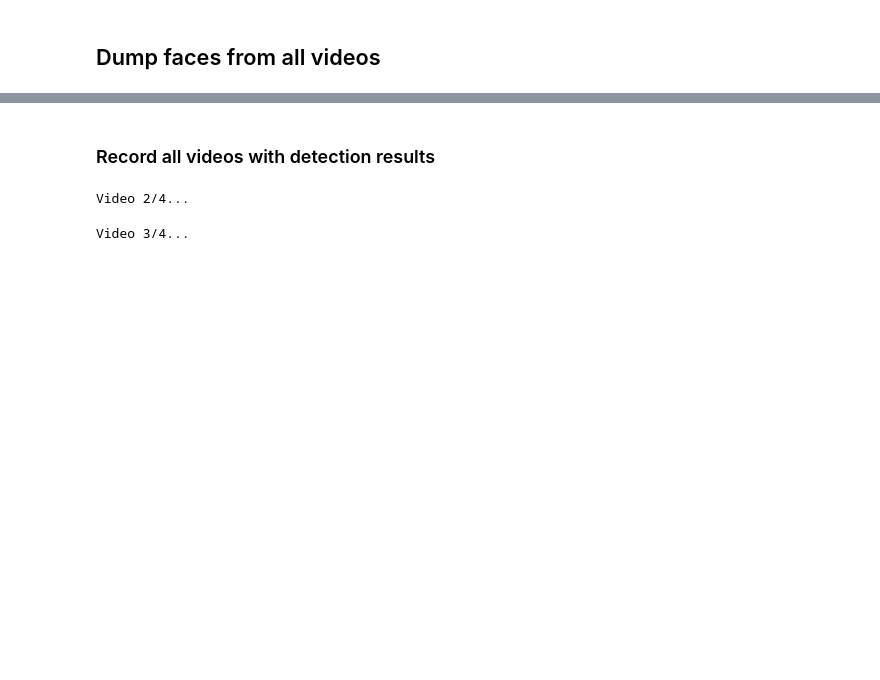
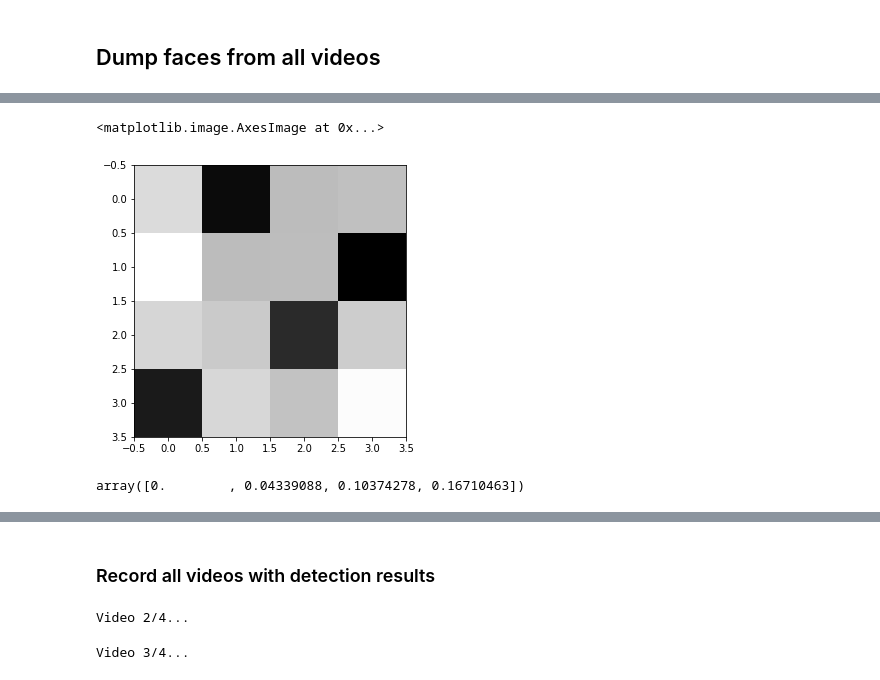
Before and after one commit to Alicegaz/PeopleFlow, a Jupyter notebook: FaceClustering.ipynb, the cells around one changed output, grey strips where cells are left out. Cells and saved outputs as stored; diff of their text form; code cells hidden in the pictures; blank space fills up the shorter version.

```diff
--- a/FaceClustering.ipynb
+++ b/FaceClustering.ipynb
@@ -334,0 +259,24 @@ plt.plot(peaks, frames[peaks], 'r.')
+# %%
+for i in range(n_faces):
+    cur_descriptors = all_descr_[i]
+    cur_descriptors = pipe.named_steps['pca'].transform(cur_descriptors)
+
+    for j in range(n_faces):
+        cur_centroid = centroids[j]
+
+        distances = np.linalg.norm(cur_descriptors - cur_centroid, axis=1)
+        avg_dist = np.mean(distances)
+        dist_matrix[i, j] = avg_dist
+# %%
+dist_matrix = (dist_matrix - dist_matrix.min()) / (dist_matrix.max() - dist_matrix.min())
+# %%
+rcParams['figure.figsize'] = (5, 5)
+# %%
+imshow(dist_matrix, cmap='gray')
+# %% [output]
+<matplotlib.image.AxesImage at 0x...>
+[figure, added]
+# %%
+np.sort(dist_matrix.ravel())[:k_people]
+# %% [output]
+array([0.        , 0.04339088, 0.10374278, 0.16710463])
```
Also changed, not shown: parts of 50 cells of this notebook.
